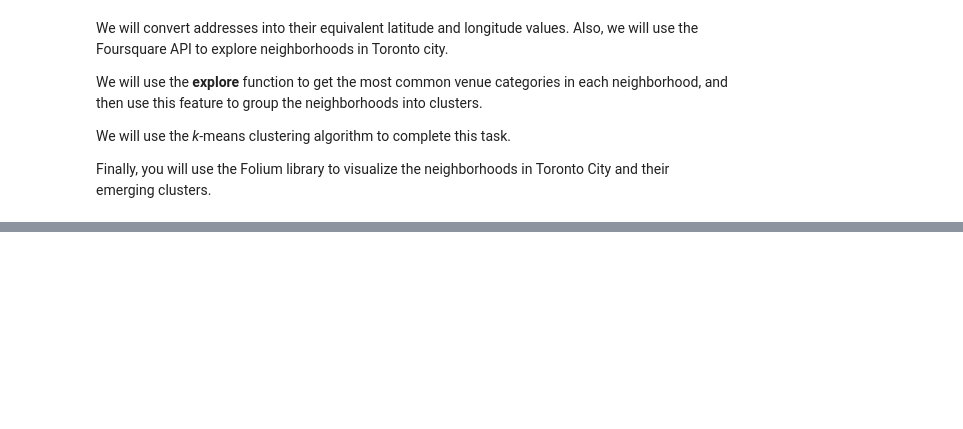
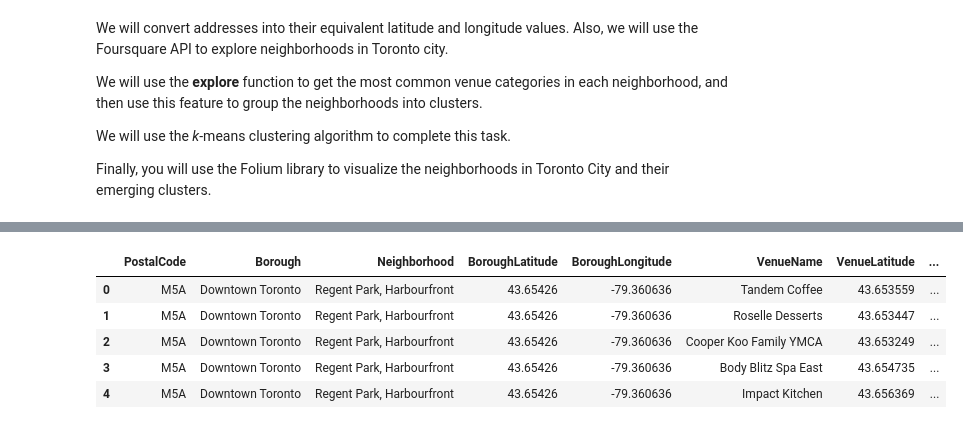
Before and after one commit to LeanoA/Coursera_Capstone, a Jupyter notebook: Week3-Part3.ipynb, the cells around one changed output, grey strips where cells are left out. Cells and saved outputs as stored; diff of their text form; code cells hidden in the pictures; blank space fills up the shorter version.

```diff
--- a/Week3-Part3.ipynb
+++ b/Week3-Part3.ipynb
@@ -35,0 +202,10 @@ from pandas.io.json import json_normalize
+# %%
+toronto_venues = pd.read_csv("Toronto_Venues.csv")
+toronto_venues.head()
+# %% [output]
+|  | PostalCode | Borough | Neighborhood | BoroughLatitude | BoroughLongitude | VenueName | VenueLatitude | ... |
+| 0 | M5A | Downtown Toronto | Regent Park, Harbourfront | 43.65426 | -79.360636 | Tandem Coffee | 43.653559 | ... |
+| 1 | M5A | Downtown Toronto | Regent Park, Harbourfront | 43.65426 | -79.360636 | Roselle Desserts | 43.653447 | ... |
+| 2 | M5A | Downtown Toronto | Regent Park, Harbourfront | 43.65426 | -79.360636 | Cooper Koo Family YMCA | 43.653249 | ... |
+| 3 | M5A | Downtown Toronto | Regent Park, Harbourfront | 43.65426 | -79.360636 | Body Blitz Spa East | 43.654735 | ... |
+| 4 | M5A | Downtown Toronto | Regent Park, Harbourfront | 43.65426 | -79.360636 | Impact Kitchen | 43.656369 | ... |
```
Also changed, not shown: parts of 24 cells of this notebook, 1 other file.
